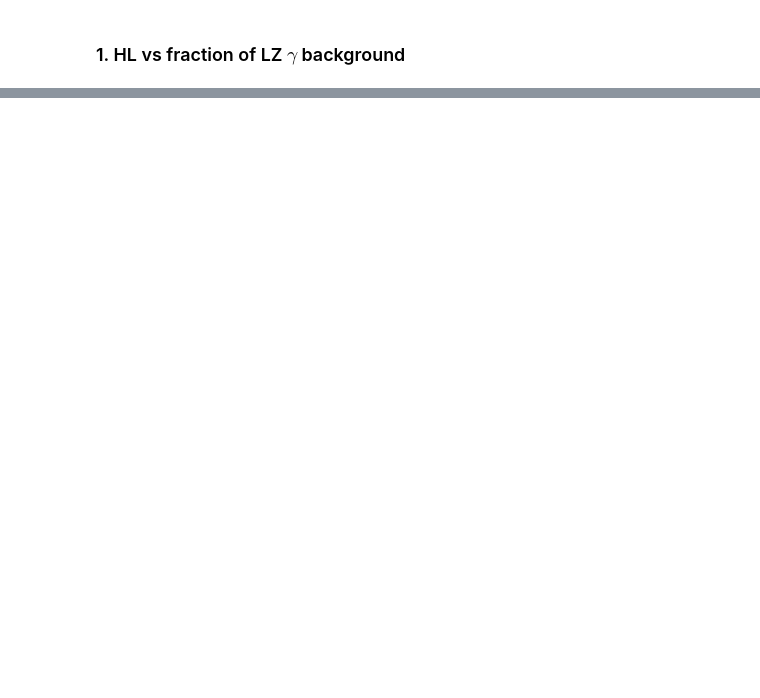
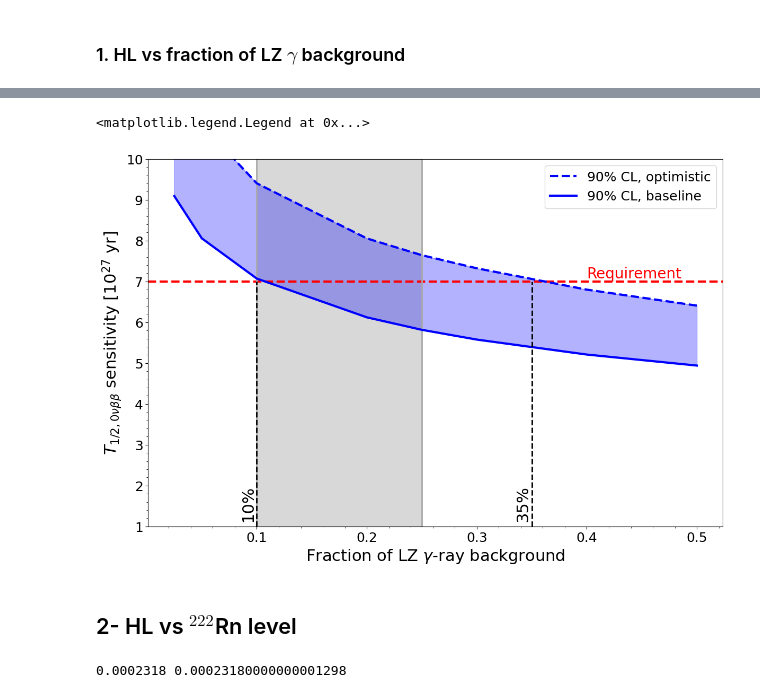
Before and after one commit to kdund/xlzd_reqtask_nufog, a Jupyter notebook: 0vbb/0vbb_Requirements.ipynb, the cells around one changed output, grey strips where cells are left out. Drawn from its saved outputs; the diff is of its cells as text; code cells hidden in the pictures; blank space fills up the shorter version.

```diff
--- a/0vbb/0vbb_Requirements.ipynb
+++ b/0vbb/0vbb_Requirements.ipynb
@@ -161,0 +226,38 @@ plt.legend()
+# %%
+# Make the plot
+fig, ax = plt.subplots(figsize = (14, 9))
+
+# Requirement line
+plt.axhline(7, ls = "--", lw = 3, color = "red")
+plt.text(0.4, 7, 'Requirement', ha = 'left', va = 'bottom', color = 'red', size = 20)
+# Band showing baseline and optimistic scenarios range
+plt.vlines(0.1, 1, 10, lw = 2, color = "darkgrey")
+#plt.text(0.095, 1.95e28, "progressive", va = "top", ha = "right",color = "dimgrey", size = 18, rotation = 90)
+plt.vlines(0.25, 1, 10, lw = 2, color = "darkgrey")
+#plt.text(0.305, 1.95e28, "baseline", va = "top", ha = "left",color = "dimgrey", size = 18, rotation = 90)
+plt.fill_betweenx([1,10], [0.1, 0.1], [0.25, 0.25], color ="grey", alpha = 0.3)
+
+plt.plot(gamma_fractions_list, sens_vs_gammaFrac_optimistic, color =  'b', ls = '--', lw = 3, label = '90% CL, optimistic')
+plt.plot(gamma_fractions_list, sens_vs_gammaFrac_baseline, color =  'b', ls = '-', lw = 3, label = '90% CL, baseline')
+plt.fill_between(gamma_fractions_list, sens_vs_gammaFrac_baseline, sens_vs_gammaFrac_optimistic, color ="blue", alpha = 0.3)
+
+# Add vertical lines showing gamma BG requirement
+plt.vlines(0.1, 1, 7, lw = 2, ls = '--', color = 'k')
+plt.text(0.085, 2., "10%", va = "top", ha = "left",color = "black", size = 22, rotation = 90)
+plt.vlines(0.35, 1, 7, lw = 2, ls = '--', color = 'k')
+plt.text(0.335, 2., "35%", va = "top", ha = "left",color = "black", size = 22, rotation = 90)
+
+plt.minorticks_on()
+plt.ticklabel_format(style='sci', axis='y', scilimits=(0,0))
+
+plt.xlabel(r'Fraction of LZ $\gamma$-ray background')
+plt.ylabel(r'$ T_{1/2, 0\nu\beta\beta}$ sensitivity [10$^{27}$ yr]')
+plt.ylim(1.,10.)
+plt.yticks([1, 2, 3, 4, 5, 6, 7, 8, 9, 10], ['1', '2', '3', '4', '5', '6', '7', '8', '9', '10'])
+
+plt.legend()
+# %% [output]
+<matplotlib.legend.Legend at 0x...>
+[figure, added]
+# %% [markdown]
+## 2- HL vs $^{222}$Rn level
@@ -161,0 +291,9 @@ plt.legend()
+# %%
+# auxiliar calculation
+Rn = 0.1
+eff = 99.878
+rn222 =  1.90e-4 * (Rn/0.1) * (100-eff)/(100-99.9)
+
+print(0.0002318, rn222)
+# %% [output]
+0.0002318 0.00023180000000001298
```
Also changed, not shown: parts of 17 cells of this notebook, 2 other files.
